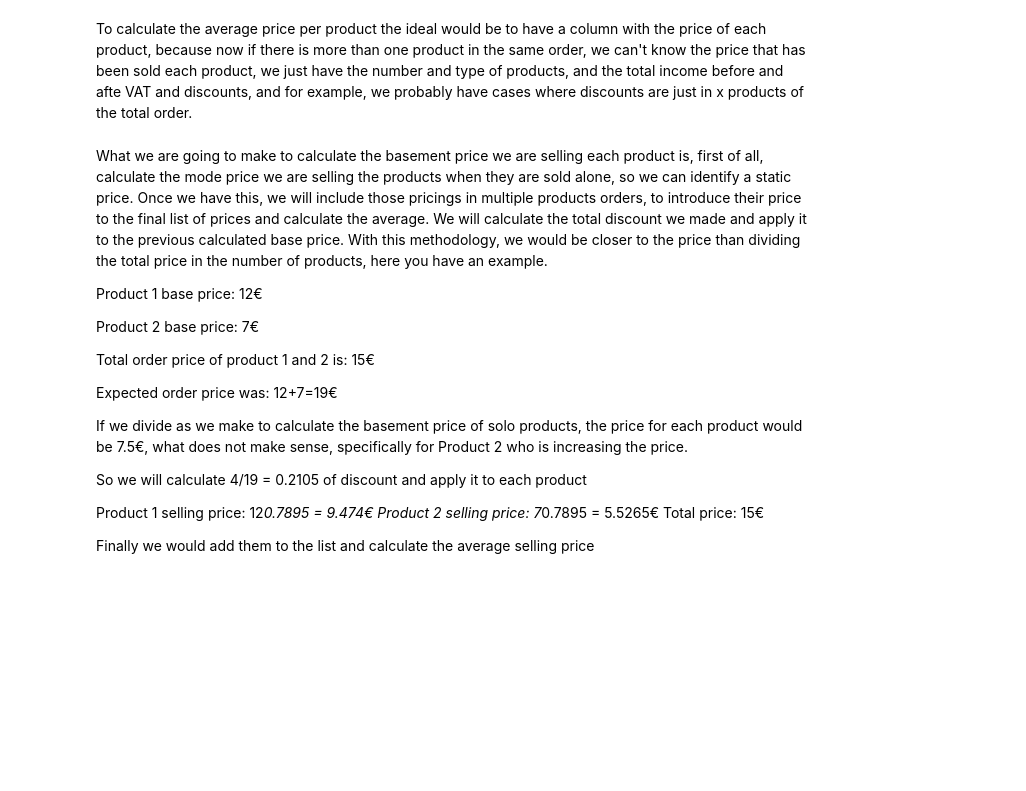
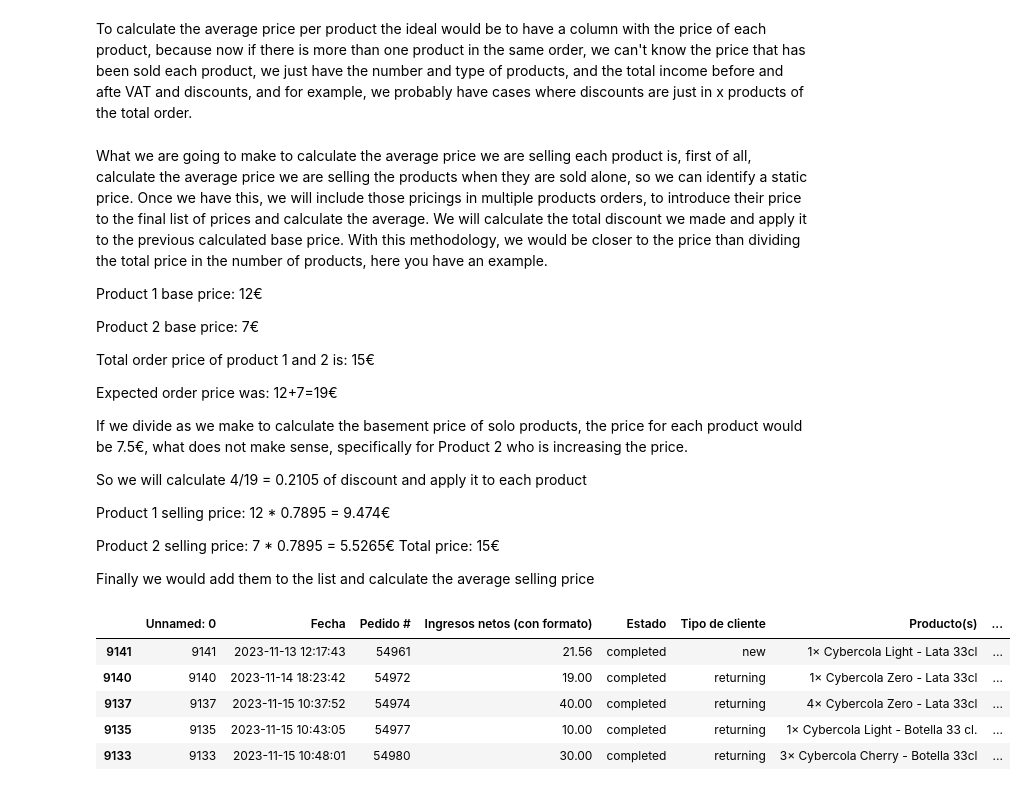
Before and after one commit to enricchust/entrevista_cyberclick, a Jupyter notebook: main.ipynb, the cells around one changed output. Drawn from its saved outputs; the diff is of its cells as text; code cells hidden in the pictures; blank space fills up the shorter version.

```diff
--- a/main.ipynb
+++ b/main.ipynb
@@ -451,7 +382,7 @@ plt.show()
 # %% [markdown]
 To calculate the average price per product the ideal would be to have a column with the price of each product, because now if there is more than one product in the same order, we can't know the price that has been sold each product, we just have the number and type of products, and the total income before and afte VAT and discounts, and for example, we probably have cases where discounts are just in x products of the total order.
 # %% [markdown]
-What we are going to make to calculate the basement price we are selling each product is, first of all, calculate the mode price we are selling the products when they are sold alone, so we can identify a static price. Once we have this, we will include those pricings in multiple products orders, to introduce their price to the final list of prices and calculate the average. We will calculate the total discount we made and apply it to the previous calculated base price. With this methodology, we would be closer to the price than dividing the total price in the number of products, here you have an example.
+What we are going to make to calculate the average price we are selling each product is, first of all, calculate the average price we are selling the products when they are sold alone, so we can identify a static price. Once we have this, we will include those pricings in multiple products orders, to introduce their price to the final list of prices and calculate the average. We will calculate the total discount we made and apply it to the previous calculated base price. With this methodology, we would be closer to the price than dividing the total price in the number of products, here you have an example.
 
 
 Product 1 base price: 12€
@@ -466,8 +397,24 @@ If we divide as we make to calculate the basement price of solo products, the pr
 
 So we will calculate 4/19 = 0.2105 of discount and apply it to each product
 
-Product 1 selling price: 12*0.7895 = 9.474€
-Product 2 selling price: 7*0.7895 = 5.5265€
+Product 1 selling price: 12 * 0.7895 = 9.474€
+
+Product 2 selling price: 7 * 0.7895 = 5.5265€
 Total price: 15€
 
 Finally we would add them to the list and calculate the average selling price
+# %%
+# First we create a dataframe of those orders where just a single product was sold
+# Assuming df_unique_pedidos is already defined and contains the columns 'Producto(s)' and 'Ingresos netos (limpios)'
+
+# Identify single-product orders
+single_product_orders = df_unique_pedidos[df_unique_pedidos['Producto(s)'].str.contains(',', regex=False) == False]
+
+single_product_orders.head()
+# %% [output]
+|  | Unnamed: 0 | Fecha | Pedido # | Ingresos netos (con formato) | Estado | Tipo de cliente | Producto(s) | ... |
+| 9141 | 9141 | 2023-11-13 12:17:43 | 54961 | 21.56 | completed | new | 1× Cybercola Light - Lata 33cl | ... |
+| 9140 | 9140 | 2023-11-14 18:23:42 | 54972 | 19.00 | completed | returning | 1× Cybercola Zero - Lata 33cl | ... |
+| 9137 | 9137 | 2023-11-15 10:37:52 | 54974 | 40.00 | completed | returning | 4× Cybercola Zero - Lata 33cl | ... |
+| 9135 | 9135 | 2023-11-15 10:43:05 | 54977 | 10.00 | completed | returning | 1× Cybercola Light - Botella 33 cl. | ... |
+| 9133 | 9133 | 2023-11-15 10:48:01 | 54980 | 30.00 | completed | returning | 3× Cybercola Cherry - Botella 33cl | ... |
```
Also changed, not shown: parts of 28 cells of this notebook, 1 other file.
